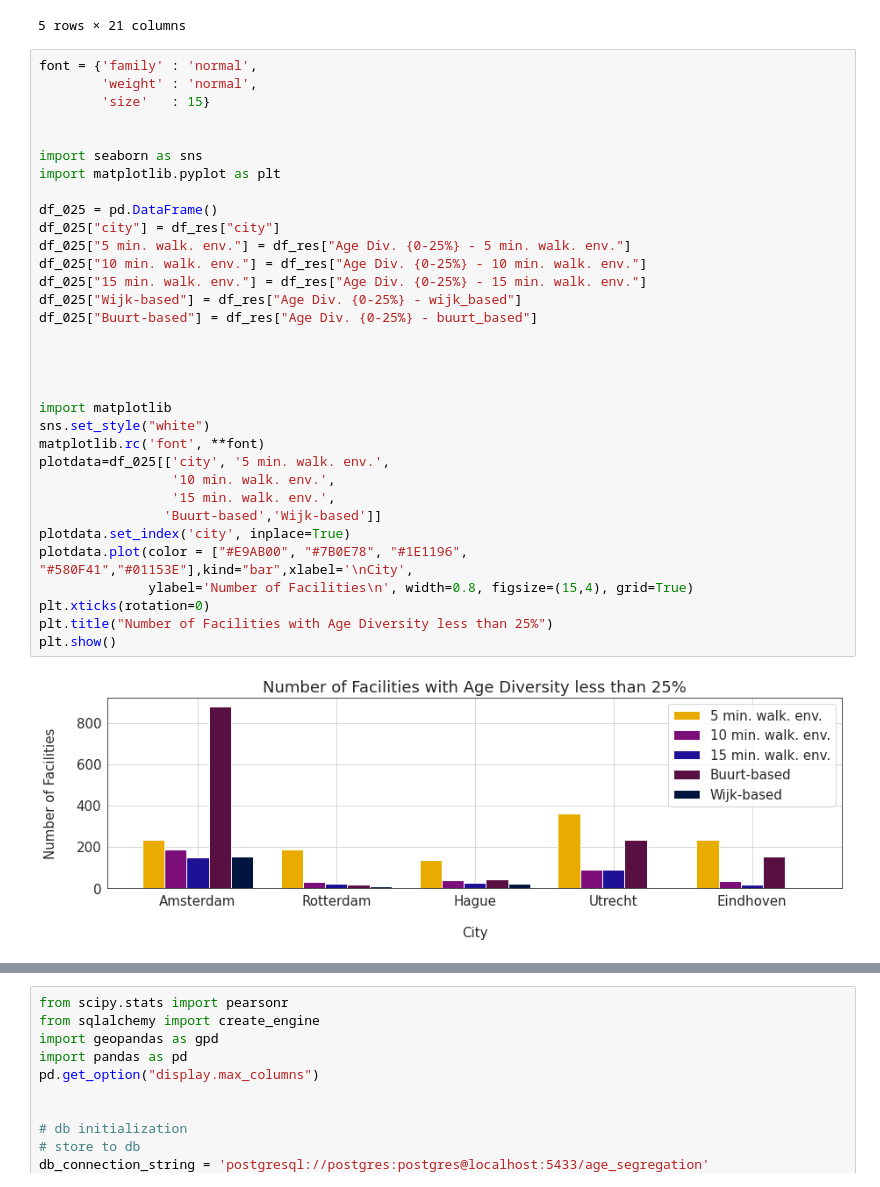
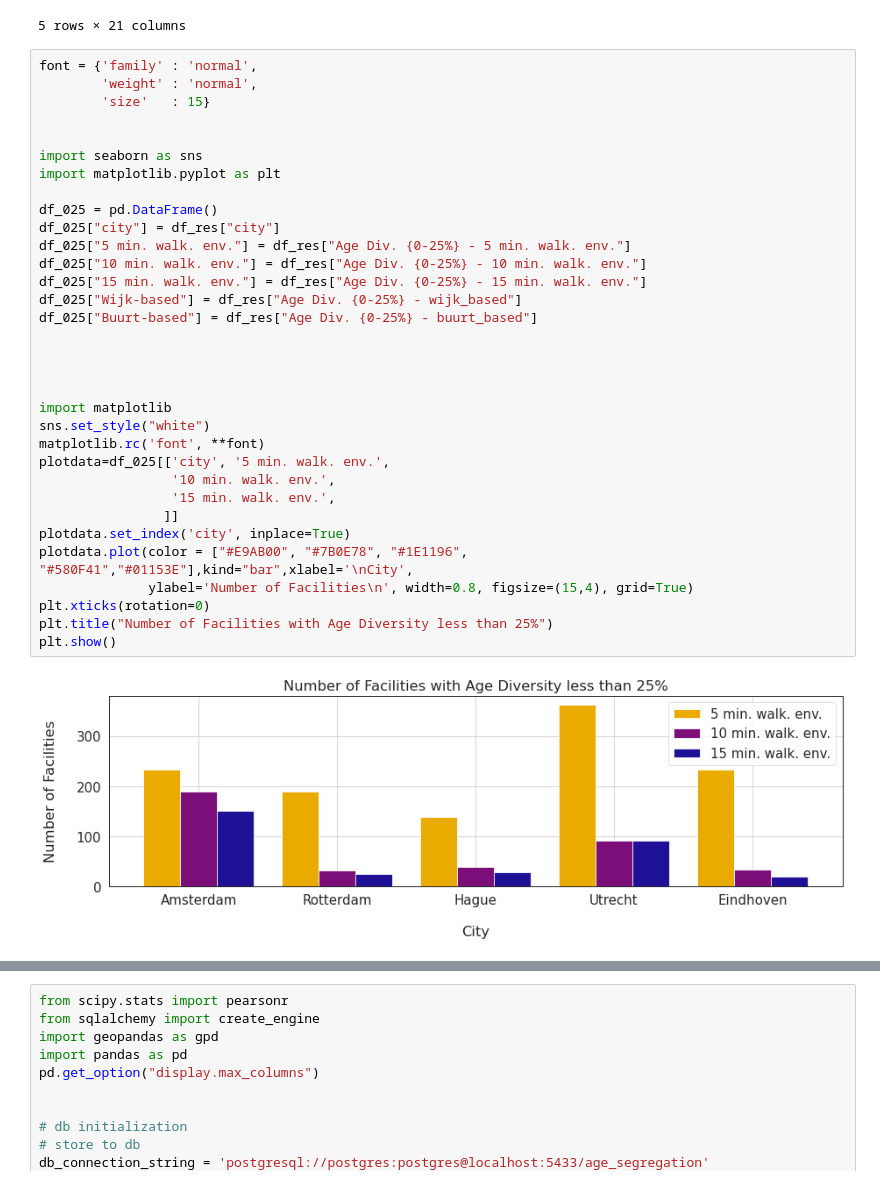
Before and after one commit to MiliasV/coaccessibility, a Jupyter notebook: notebooks/exploration.ipynb, the cells around one changed output, grey strips where cells are left out. Drawn from its saved outputs; the diff is of its cells as text.

```diff
--- a/notebooks/exploration.ipynb
+++ b/notebooks/exploration.ipynb
@@ -729,35 +729,35 @@ font = {'family' : 'normal',
         'size'   : 15}
 
 
 import seaborn as sns
 import matplotlib.pyplot as plt
 
 df_025 = pd.DataFrame()
 df_025["city"] = df_res["city"]
 df_025["5 min. walk. env."] = df_res["Age Div. {0-25%} - 5 min. walk. env."]
 df_025["10 min. walk. env."] = df_res["Age Div. {0-25%} - 10 min. walk. env."]
 df_025["15 min. walk. env."] = df_res["Age Div. {0-25%} - 15 min. walk. env."]
 df_025["Wijk-based"] = df_res["Age Div. {0-25%} - wijk_based"]
 df_025["Buurt-based"] = df_res["Age Div. {0-25%} - buurt_based"]
 
 
 
 
 import matplotlib
 sns.set_style("white")
 matplotlib.rc('font', **font)
 plotdata=df_025[['city', '5 min. walk. env.',
                  '10 min. walk. env.',
                  '15 min. walk. env.',
-                'Buurt-based','Wijk-based']]
+                ]]
 plotdata.set_index('city', inplace=True)
 plotdata.plot(color = ["#E9AB00", "#7B0E78", "#1E1196", "#580F41","#01153E"],kind="bar",xlabel='\nCity',
               ylabel='Number of Facilities\n', width=0.8, figsize=(15,4), grid=True)
 plt.xticks(rotation=0)
 plt.title("Number of Facilities with Age Diversity less than 25%")
 plt.show()
 # %% [output]
-[figure, old version]
+[figure, new version]
 # %%
 
 df_075 = pd.DataFrame()
```
Also changed, not shown: parts of 10 cells of this notebook.
